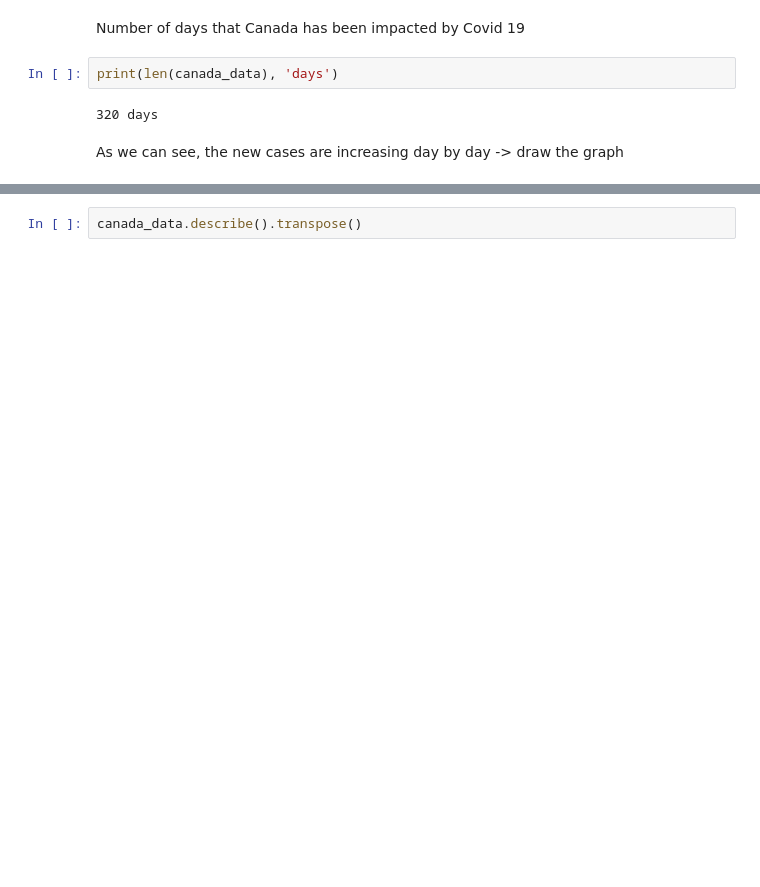
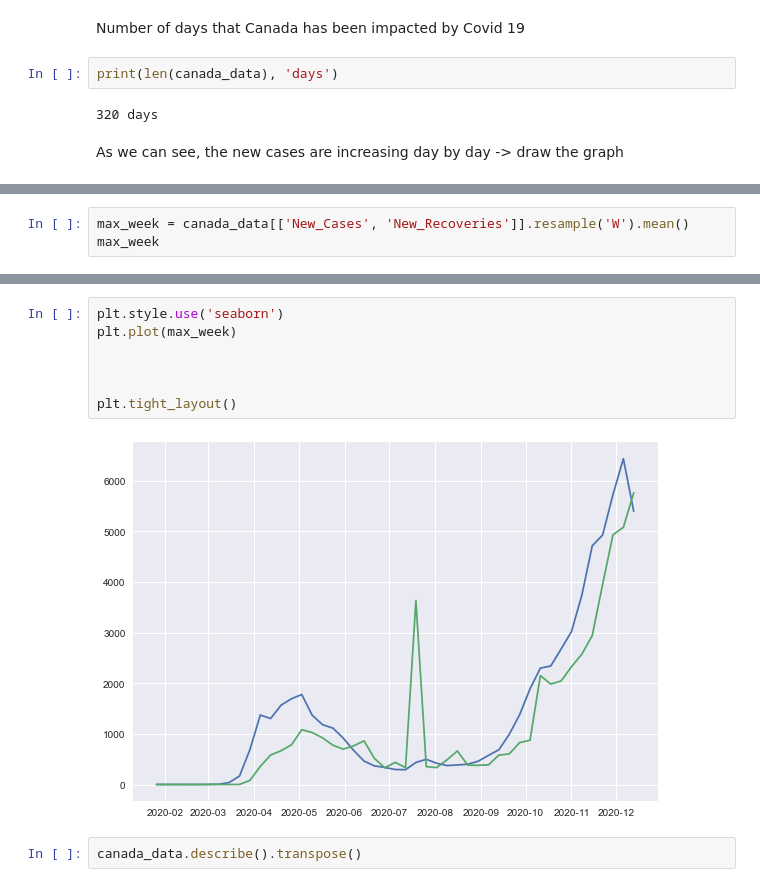
Before and after one commit to hieu-le296/Canada-covid19-analysis, a Jupyter notebook: project.ipynb, the cells around one changed output, grey strips where cells are left out. Saved outputs shown, nothing was run; the diff lists cells and outputs as text; blank space fills up the shorter version.

```diff
--- a/project.ipynb
+++ b/project.ipynb
@@ -85,0 +87,3 @@ canada_data[canada_data['New_Cases'] > 1000]
+# %%
+max_week = canada_data[['New_Cases', 'New_Recoveries']].resample('W').mean()
+max_week
@@ -86,3 +127,12 @@ canada_data[canada_data['New_Cases'] > 1000]
+# %%
+plt.style.use('seaborn')
+plt.plot(max_week)
+
+
+
+plt.tight_layout()
+# %% [output]
+[figure, added]
 # %%
 canada_data.describe().transpose()
 # %% [output]
```
Also changed, not shown: parts of 13 cells of this notebook, 2 other files.
